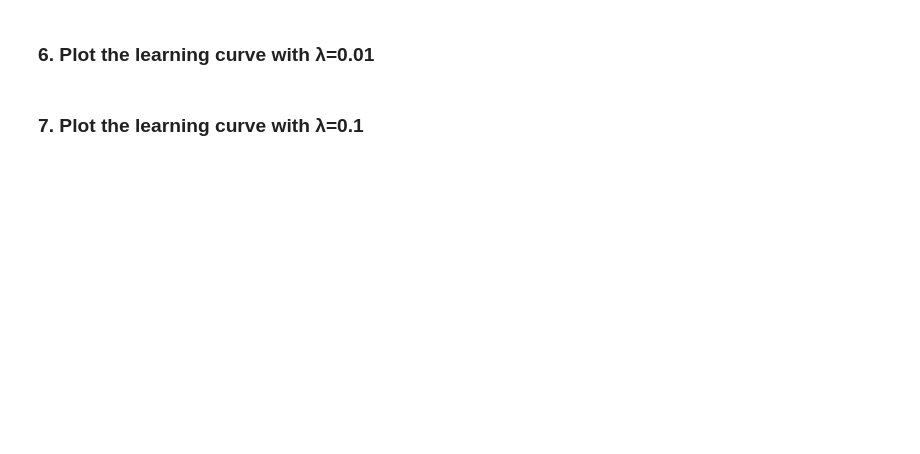
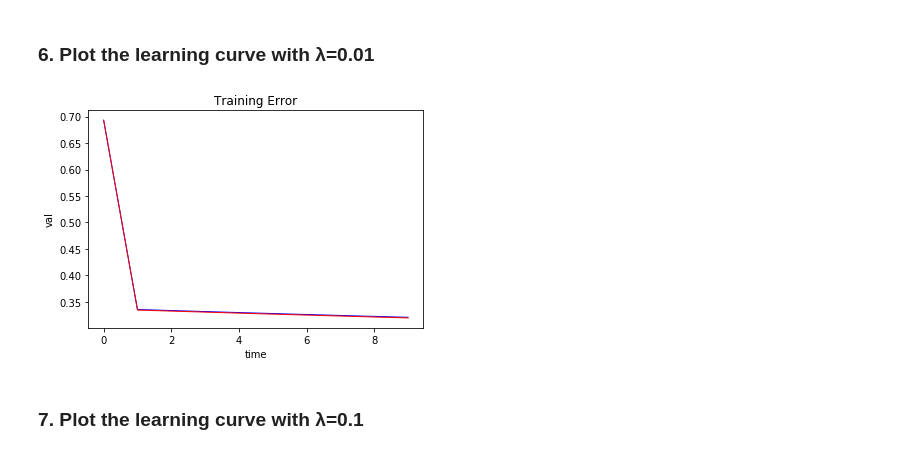
Before and after one commit to minjoong507/Machine-learning-project, a Jupyter notebook: 6week/notebook/assignment-06.ipynb, the cells around one changed output. Saved outputs shown, nothing was run; the diff lists cells and outputs as text; code cells hidden in the pictures; blank space fills up the shorter version.

```diff
--- a/6week/notebook/assignment-06.ipynb
+++ b/6week/notebook/assignment-06.ipynb
@@ -192,4 +244,13 @@ plt.show()
 # %% [markdown]
 ### 6. Plot the learning curve with λ=0.01
+# %%
+plt.plot([i for i in range(len(training_loss_list[3]))], training_loss_list[0], c = 'b', linewidth=1)
+plt.plot([i for i in range(len(testing_loss_list[3]))], testing_loss_list[0], c = 'r', linewidth=1)
+plt.title('Training Error')
+plt.xlabel('time')
+plt.ylabel('val')
+plt.show()
+# %% [output]
+[figure, added]
 # %% [markdown]
 ### 7. Plot the learning curve with λ=0.1
```
Also changed, not shown: parts of 31 cells of this notebook.
